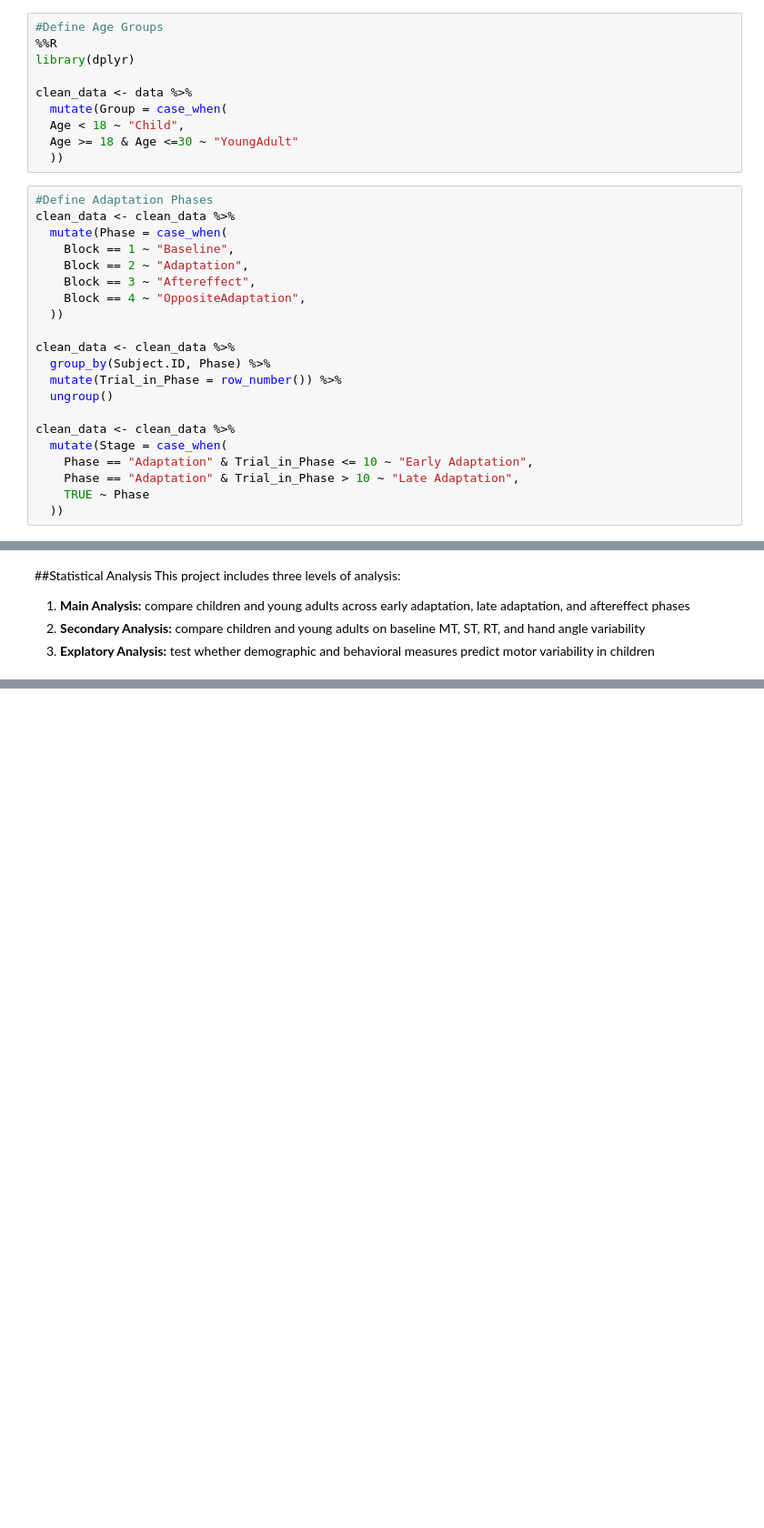
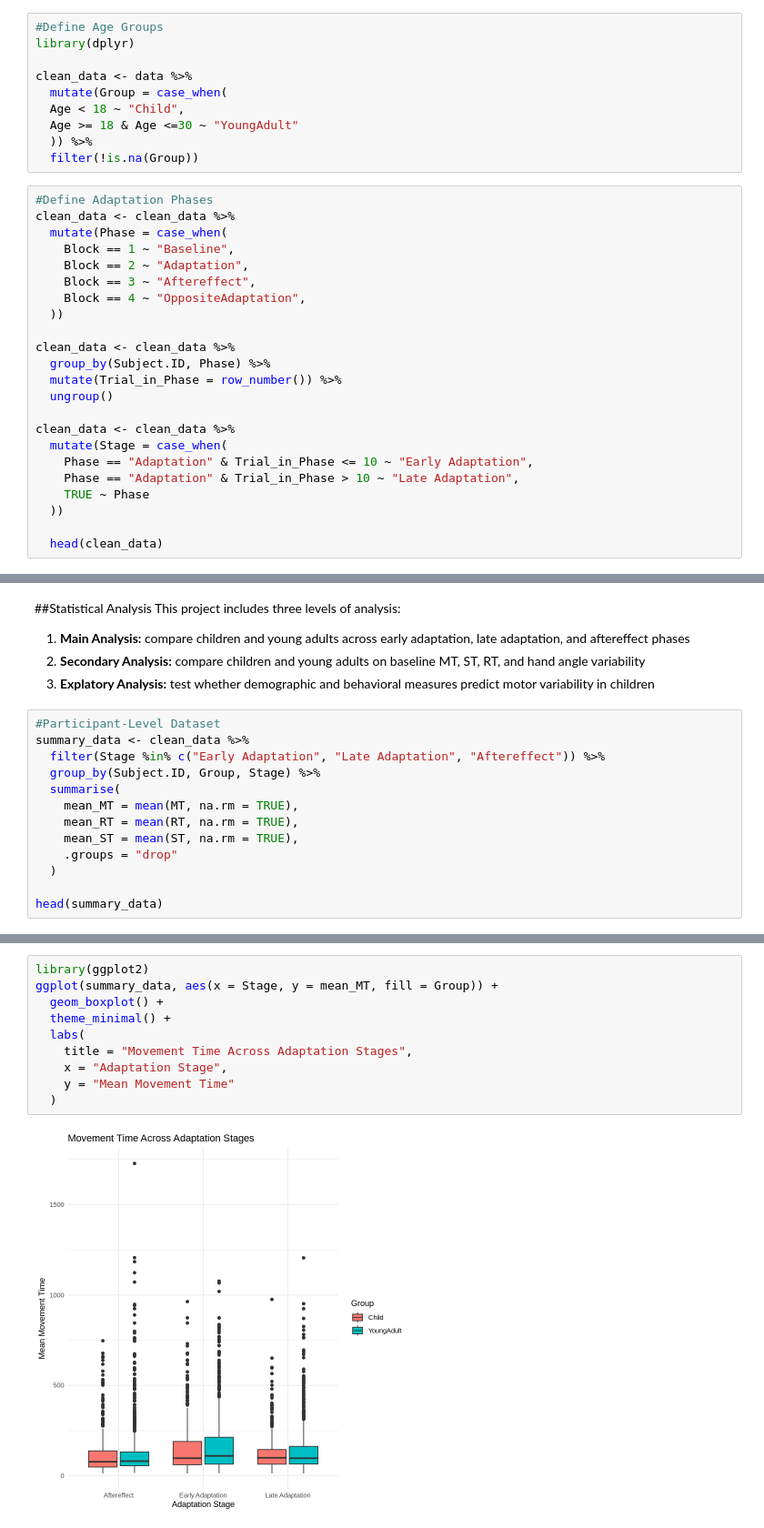
Before and after one commit to scelliot-cpu/Elliott_DSPN_26_FinalProject, a Jupyter notebook: Elliott_DSPN_S26_FinalProject.ipynb, the cells around one changed output, grey strips where cells are left out. Shown at 91% size. Cells and saved outputs as stored; diff of their text form; blank space fills up the shorter version.

```diff
--- a/Elliott_DSPN_S26_FinalProject.ipynb
+++ b/Elliott_DSPN_S26_FinalProject.ipynb
@@ -82,13 +92,13 @@ head(data)
 # %%
 #Define Age Groups
-%%R
 library(dplyr)
 
 clean_data <- data %>%
   mutate(Group = case_when(
   Age < 18 ~ "Child",
   Age >= 18 & Age <=30 ~ "YoungAdult"
-  ))
+  )) %>%
+  filter(!is.na(Group))
 # %%
 #Define Adaptation Phases
 clean_data <- clean_data %>%
@@ -110,3 +120,5 @@ clean_data <- clean_data %>%
     Phase == "Adaptation" & Trial_in_Phase > 10 ~ "Late Adaptation",
     TRUE ~ Phase
   ))
+
+  head(clean_data)
@@ -117,3 +139,16 @@ This project includes three levels of analysis:
 1. **Main Analysis:** compare children and young adults across early adaptation, late adaptation, and aftereffect phases
 2. **Secondary Analysis:** compare children and young adults on baseline MT, ST, RT, and hand angle variability
 3. **Explatory Analysis:** test whether demographic and behavioral measures predict motor variability in children
+# %%
+#Participant-Level Dataset
+summary_data <- clean_data %>%
+  filter(Stage %in% c("Early Adaptation", "Late Adaptation", "Aftereffect")) %>%
+  group_by(Subject.ID, Group, Stage) %>%
+  summarise(
+    mean_MT = mean(MT, na.rm = TRUE),
+    mean_RT = mean(RT, na.rm = TRUE),
+    mean_ST = mean(ST, na.rm = TRUE),
+    .groups = "drop"
+  )
+
+head(summary_data)
@@ -119,0 +165,12 @@ This project includes three levels of analysis:
+# %%
+library(ggplot2)
+ggplot(summary_data, aes(x = Stage, y = mean_MT, fill = Group)) +
+  geom_boxplot() +
+  theme_minimal() +
+  labs(
+    title = "Movement Time Across Adaptation Stages",
+    x = "Adaptation Stage",
+    y = "Mean Movement Time"
+  )
+# %% [output]
+[figure, added]
```
Also changed, not shown: parts of 4 cells of this notebook.
